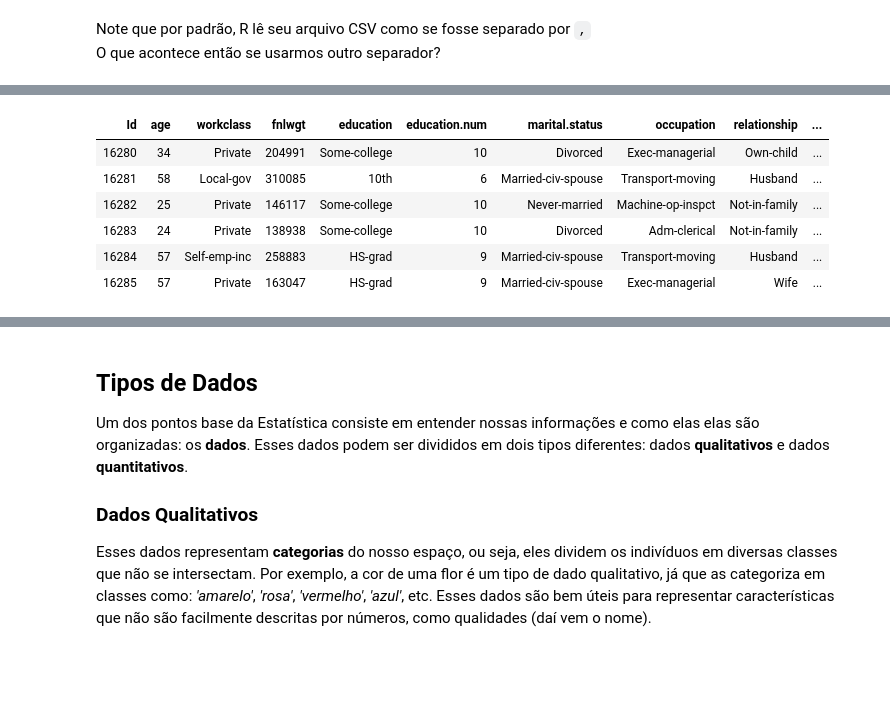
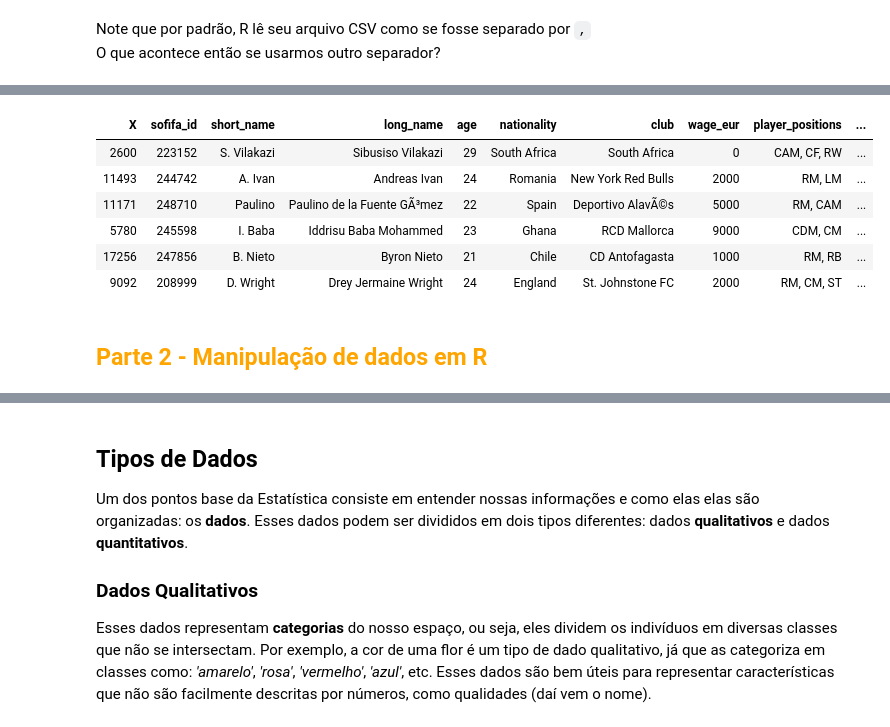
Before and after one commit to turing-usp/workshop_estatistica_com_R, a Jupyter notebook: fifa-participante.ipynb, the cells around one changed output, grey strips where cells are left out. Saved outputs shown, nothing was run; the diff lists cells and outputs as text; code cells hidden in the pictures; blank space fills up the shorter version.

```diff
--- a/adult-gabarito.ipynb
+++ b/fifa-participante.ipynb
@@ -140,13 +140,15 @@ A data.frame: 5 × 1
 # %% [markdown]
 <img src="img/surprised_face.jpg" width="300"/>
-# %%
-adult <- read.csv("dados/adults.csv", header=TRUE)
-head(adult)
-# %% [output]
-| Id | age | workclass | fnlwgt | education | education.num | marital.status | occupation | relationship | ... |
-| 16280 | 34 | Private | 204991 | Some-college | 10 | Divorced | Exec-managerial | Own-child | ... |
-| 16281 | 58 | Local-gov | 310085 | 10th | 6 | Married-civ-spouse | Transport-moving | Husband | ... |
-| 16282 | 25 | Private | 146117 | Some-college | 10 | Never-married | Machine-op-inspct | Not-in-family | ... |
-| 16283 | 24 | Private | 138938 | Some-college | 10 | Divorced | Adm-clerical | Not-in-family | ... |
-| 16284 | 57 | Self-emp-inc | 258883 | HS-grad | 9 | Married-civ-spouse | Transport-moving | Husband | ... |
-| 16285 | 57 | Private | 163047 | HS-grad | 9 | Married-civ-spouse | Exec-managerial | Wife | ... |
+# %%
+fifa <- ... .csv("fifa_sample_wsR.csv", header=TRUE)  #substitua os 3 pontinhos
+... (fifa)
+# %% [output]
+| X | sofifa_id | short_name | long_name | age | nationality | club | wage_eur | player_positions | ... |
+| 2600 | 223152 | S. Vilakazi | Sibusiso Vilakazi | 29 | South Africa | South Africa | 0 | CAM, CF, RW | ... |
+| 11493 | 244742 | A. Ivan | Andreas Ivan | 24 | Romania | New York Red Bulls | 2000 | RM, LM | ... |
+| 11171 | 248710 | Paulino | Paulino de la Fuente GÃ³mez | 22 | Spain | Deportivo AlavÃ©s | 5000 | RM, CAM | ... |
+| 5780 | 245598 | I. Baba | Iddrisu Baba Mohammed | 23 | Ghana | RCD Mallorca | 9000 | CDM, CM | ... |
+| 17256 | 247856 | B. Nieto | Byron Nieto | 21 | Chile | CD Antofagasta | 1000 | RM, RB | ... |
+| 9092 | 208999 | D. Wright | Drey Jermaine Wright | 24 | England | St. Johnstone FC | 2000 | RM, CM, ST | ... |
+# %% [markdown]
+## <a id = "parte2"></a><span style="color: orange;"> Parte 2 - Manipulação de dados em R </span>
```
Also changed, not shown: parts of 75 cells of this notebook, 5 other files.
